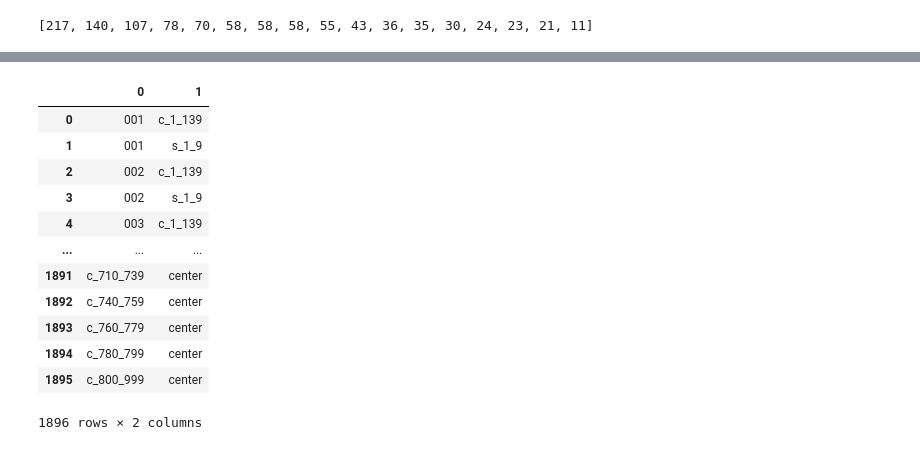
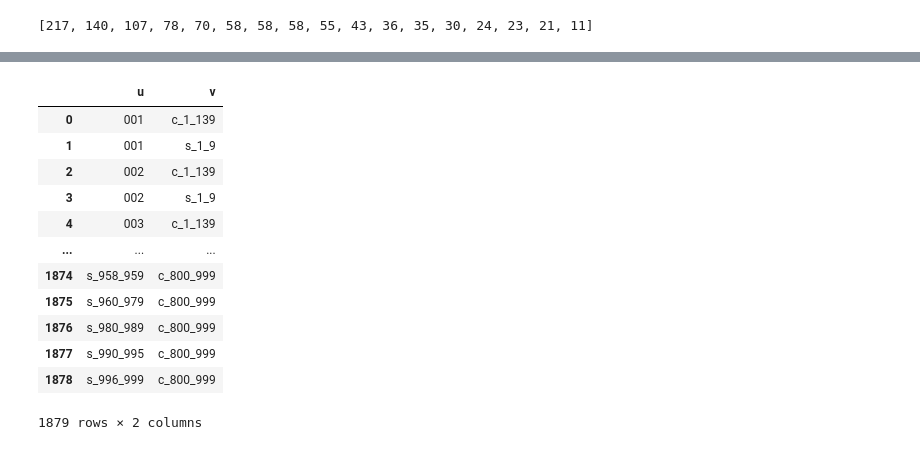
Before and after one commit to drewwilimitis/Hyperbolic-ICD-Embeddings-MIMIC3, a Jupyter notebook: hyperbolic_embedding_ICD9.ipynb, the cells around one changed output, grey strips where cells are left out. Drawn from its saved outputs; the diff is of its cells as text; code cells hidden in the pictures.

```diff
--- a/hyperbolic_embedding_ICD9.ipynb
+++ b/hyperbolic_embedding_ICD9.ipynb
@@ -348,16 +331,16 @@ eig_cen = nx.eigenvector_centrality(S[0])
 # %%
-pd.read_csv('data/icd_data/icd.tsv', sep='\t', header=None, cols=[])
+pd.read_csv('data/icd_data/icd_relations.csv')
 # %% [output]
-|  | 0 | 1 |
+|  | u | v |
 | 0 | 001 | c_1_139 |
 | 1 | 001 | s_1_9 |
 | 2 | 002 | c_1_139 |
 | 3 | 002 | s_1_9 |
 | 4 | 003 | c_1_139 |
 | ... | ... | ... |
-| 1891 | c_710_739 | center |
-| 1892 | c_740_759 | center |
-| 1893 | c_760_779 | center |
-| 1894 | c_780_799 | center |
-| 1895 | c_800_999 | center |
+| 1874 | s_958_959 | c_800_999 |
+| 1875 | s_960_979 | c_800_999 |
+| 1876 | s_980_989 | c_800_999 |
+| 1877 | s_990_995 | c_800_999 |
+| 1878 | s_996_999 | c_800_999 |
-1896 rows × 2 columns
+1879 rows × 2 columns
```
Also changed, not shown: parts of 12 cells of this notebook.
